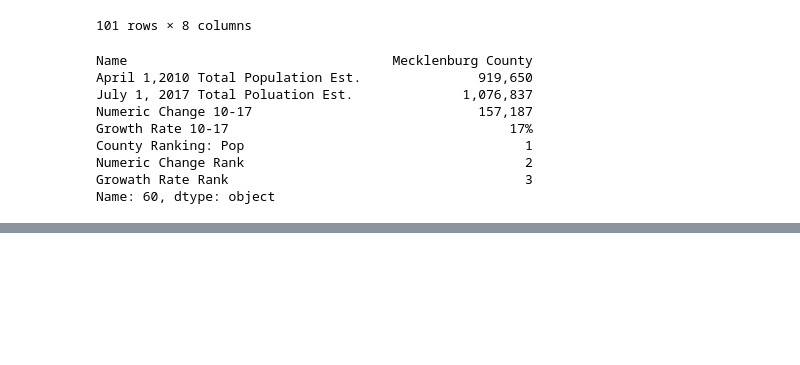
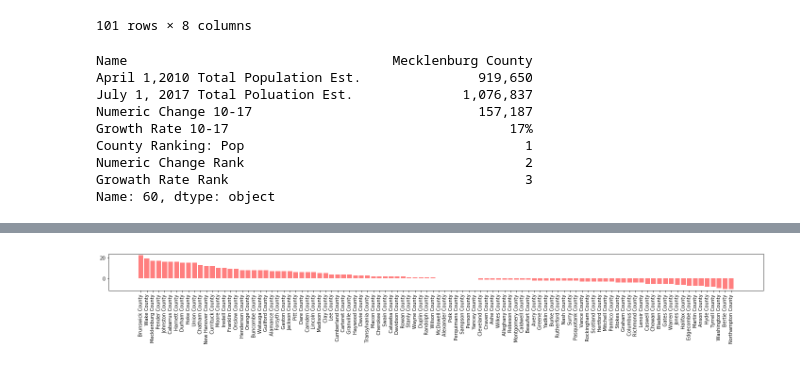
Before and after one commit to JANSSOC/Group6_Project, a Jupyter notebook: NC county population by growth rate.ipynb, the cells around one changed output, grey strips where cells are left out. Saved outputs shown, nothing was run; the diff lists cells and outputs as text; code cells hidden in the pictures; blank space fills up the shorter version.

Commit message:
nc growth rate chart

```diff
--- a/NC county population by growth rate.ipynb
+++ b/NC county population by growth rate.ipynb
@@ -179,0 +188,14 @@ See the caveats in the documentation: http://pandas.pydata.org/pandas-docs/stabl
+# %%
+#the below code removes commas from the column permenently for that df
+#the one below that changes it to numerics
+#now the data can be plotted
+#ndata['Numeric Change 10-17'] = ndata['Numeric Change 10-17'].str.replace(',', '')
+#ndata['Numeric Change 10-17'] = pd.to_numeric(ndata['Numeric Change 10-17'])
+
+#ndata
+
+#easier way to convert % strings to float
+pdata = growth_rank
+pdata['Growth Rate 10-17'] = pdata['Growth Rate 10-17'].str.rstrip('%').astype('float')
+
+pdata.head()
@@ -179,0 +209,20 @@ See the caveats in the documentation: http://pandas.pydata.org/pandas-docs/stabl
+# %%
+xaxis = pdata['Name']
+yaxis = pdata['Growth Rate 10-17']
+#plt.title("Growth Rate By County")
+#plt.xlabel("County Names")
+#plt.ylabel("Growth %")
+
+#plt.bar(xaxis, yaxis, facecolor="red", alpha=0.75, align="center")
+
+#plt.show()
+xaxis = np.arange(len(pdata))
+tick_locations = [value for value in xaxis]
+plt.figure(figsize=(20,3))
+plt.bar(xaxis, pdata["Growth Rate 10-17"], color='r', alpha=0.5, align="center")
+plt.xticks(tick_locations, pdata["Name"], rotation="vertical")
+plt.tight_layout()
+plt.savefig("NC Growth Rate By County.png")
+plt.show()
+# %% [output]
+[figure, added]
```
Also changed, not shown: parts of 5 cells of this notebook, 3 other files.
